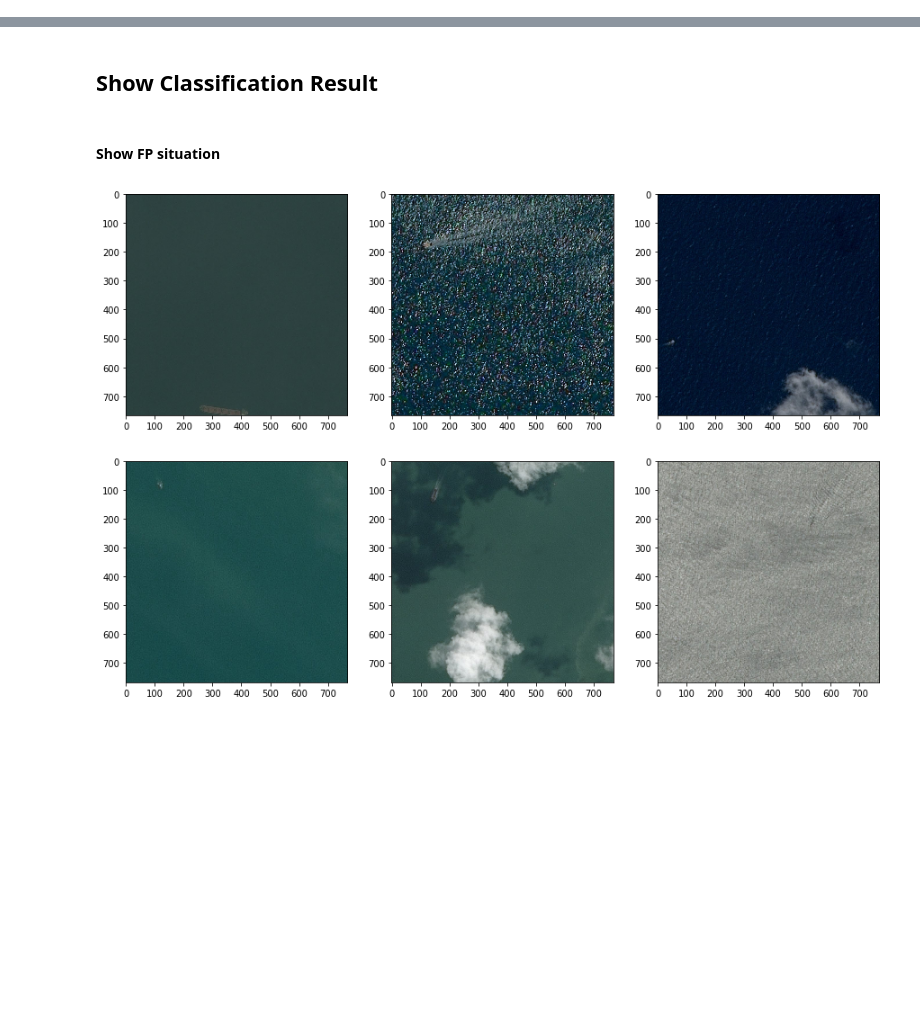
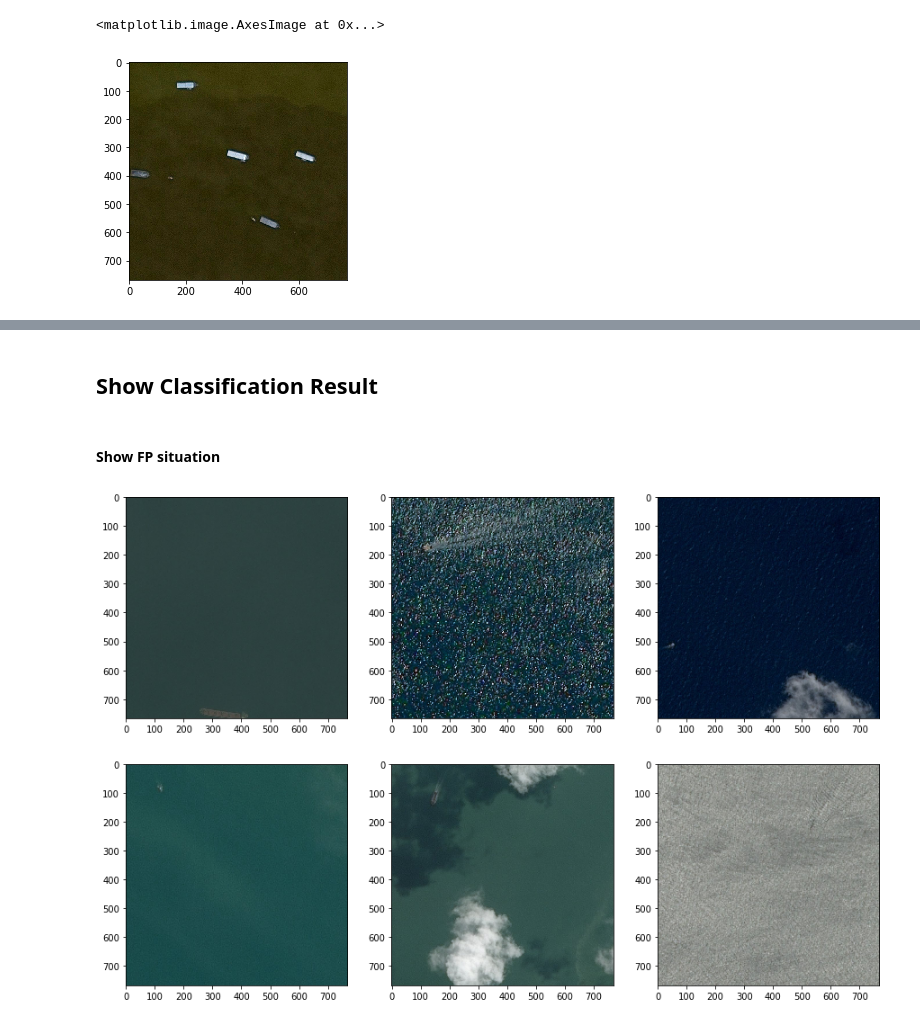
Before and after one commit to forgomania/ECE285-Ship-Detection, a Jupyter notebook: Main_Ship.ipynb, the cells around one changed output, grey strips where cells are left out. Saved outputs shown, nothing was run; the diff lists cells and outputs as text; code cells hidden in the pictures; blank space fills up the shorter version.

```diff
--- a/Main_Ship.ipynb
+++ b/Main_Ship.ipynb
@@ -90,0 +101,7 @@ FileNotFoundError: File b'/datasets/ee285f-public/airbus_ship_detection/train_sh
+# %%
+m = deHaze(img/255.0)*255
+#image after dehaze
+plt.imshow(m.astype(np.uint8))
+# %% [output]
+<matplotlib.image.AxesImage at 0x...>
+[figure, added]
```
Also changed, not shown: parts of 4 cells of this notebook, 9 other files.
